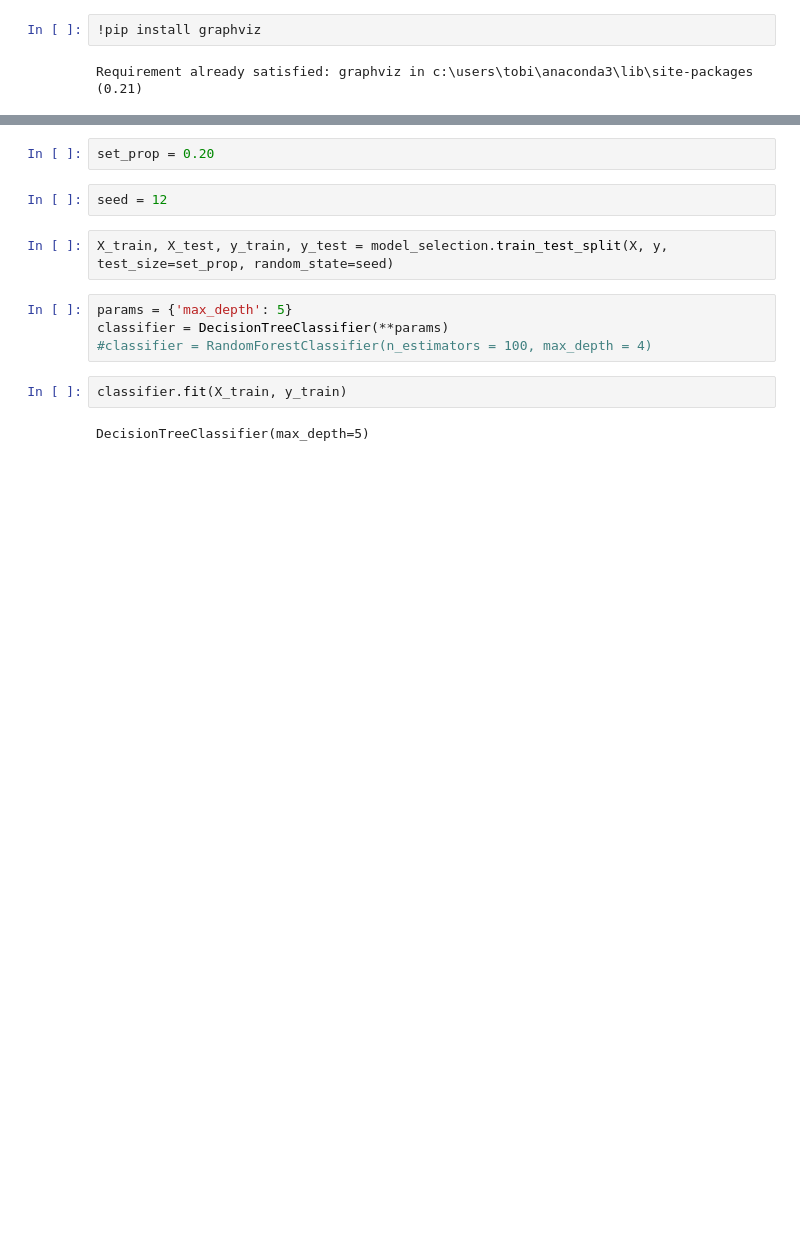
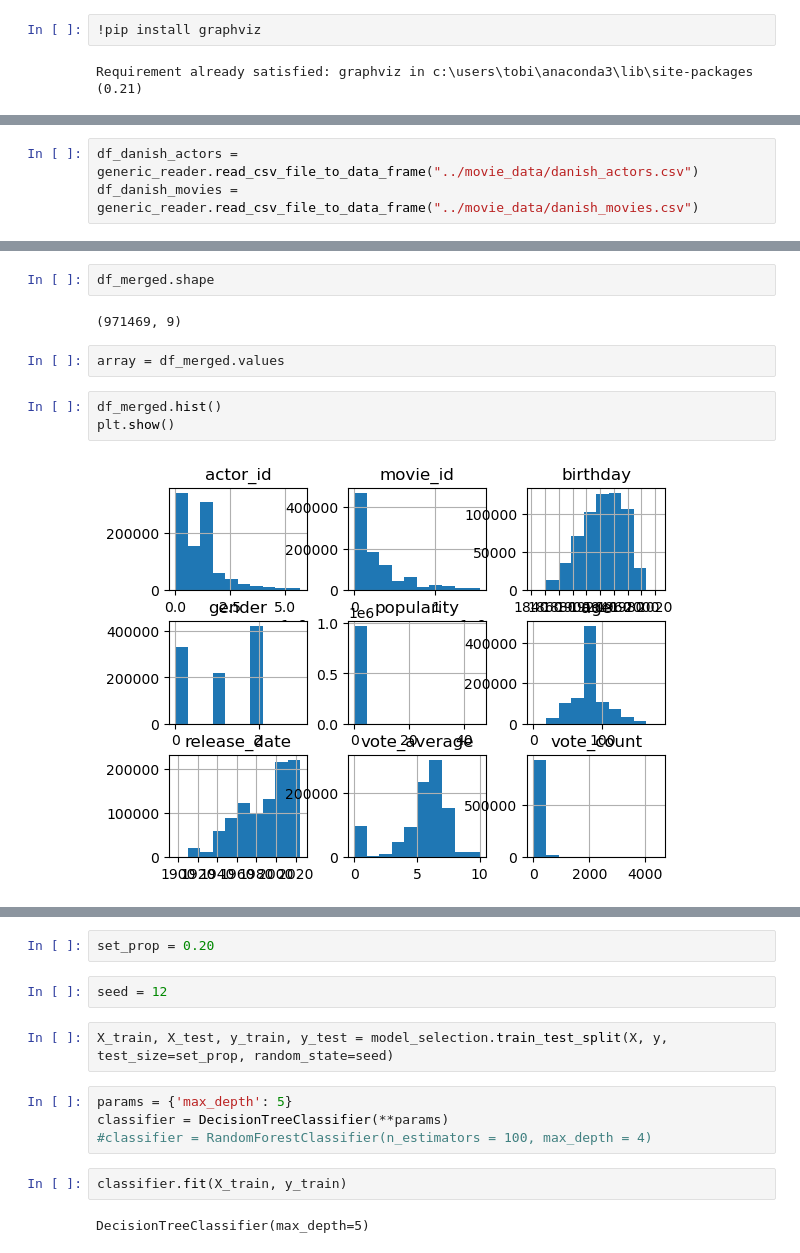
Before and after one commit to pbollhorn/bi-group-5-and-9, a Jupyter notebook: mp3/classification_actors.ipynb, the cells around one changed output, grey strips where cells are left out. Saved outputs shown, nothing was run; the diff lists cells and outputs as text; blank space fills up the shorter version.

```diff
--- a/mp3/classification_actors.ipynb
+++ b/mp3/classification_actors.ipynb
@@ -25 +24,4 @@ dataset_danish_actors_movies = generic_reader.read_csv_file_to_data_frame("../mo
+# %%
+df_danish_actors = generic_reader.read_csv_file_to_data_frame("../movie_data/danish_actors.csv")
+df_danish_movies = generic_reader.read_csv_file_to_data_frame("../movie_data/danish_movies.csv")
 # %%
@@ -206,0 +255,11 @@ Male = np.array(X[y==2])
+# %%
+df_merged.shape
+# %% [output]
+(971469, 9)
+# %%
+array = df_merged.values
+# %%
+df_merged.hist()
+plt.show()
+# %% [output]
+[figure, added]
```
Also changed, not shown: parts of 44 cells of this notebook, 2 other files.
